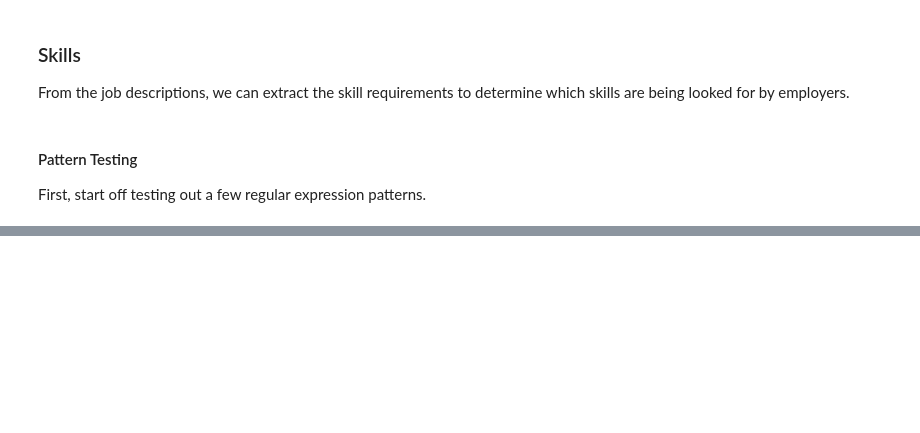
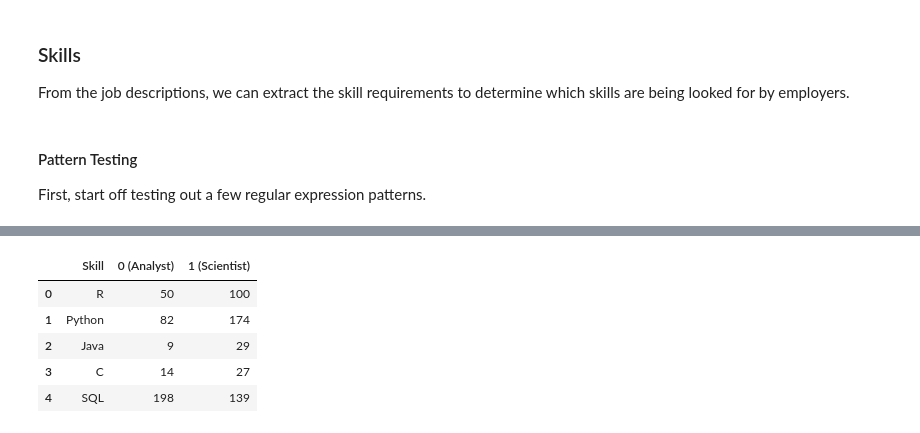
Before and after one commit to jma199/nlp-jobmarket, a Jupyter notebook: 2 main_jobdesc_eda_sql.ipynb, the cells around one changed output, grey strips where cells are left out. Saved outputs shown, nothing was run; the diff lists cells and outputs as text; code cells hidden in the pictures; blank space fills up the shorter version.

```diff
--- a/2 main_jobdesc_eda_sql.ipynb
+++ b/2 main_jobdesc_eda_sql.ipynb
@@ -559,0 +532,15 @@ skills
+# %%
+# initiate dict to hold counts
+skills0_dict = {s: 0 for s in skills}
+skills1_dict = {s: 0 for s in skills}
+
+# loop through job description of each row
+for index, row in data_df.iterrows():
+    if row['label'] == 0:
+        for s, p in zip(skills, skill_patt):
+            if count_skill(p,row['jobdescription']):
+                skills0_dict[s] += 1
+    else:
+        for s, p in zip(skills, skill_patt):
+            if count_skill(p,row['jobdescription']):
+                skills1_dict[s] += 1
@@ -560,8 +572,12 @@ skills
 # %%
-# Transform skill_counter into df
-skill_df = pd.DataFrame.from_dict(skills_counter, orient='index').reset_index()
-skill_df.rename(columns={'index': 'Skill Pattern', 0: 'Counts'}, inplace=True)
-
-# Sort the skills pattern alphabetically
-skill_df.sort_values(by=['Skill Pattern'], inplace=True)
-skill_df.head()
+# convert dict to df
+skill_df2 = pd.DataFrame.from_dict(skills_all, orient='index').reset_index()
+skill_df2.rename(columns={'index': 'Skill', 0: '0 (Analyst)', 1: '1 (Scientist)'}, inplace=True)
+skill_df2.head()
+# %% [output]
+|  | Skill | 0 (Analyst) | 1 (Scientist) |
+| 0 | R | 50 | 100 |
+| 1 | Python | 82 | 174 |
+| 2 | Java | 9 | 29 |
+| 3 | C | 14 | 27 |
+| 4 | SQL | 198 | 139 |
```
Also changed, not shown: parts of 18 cells of this notebook, 1 other file.
